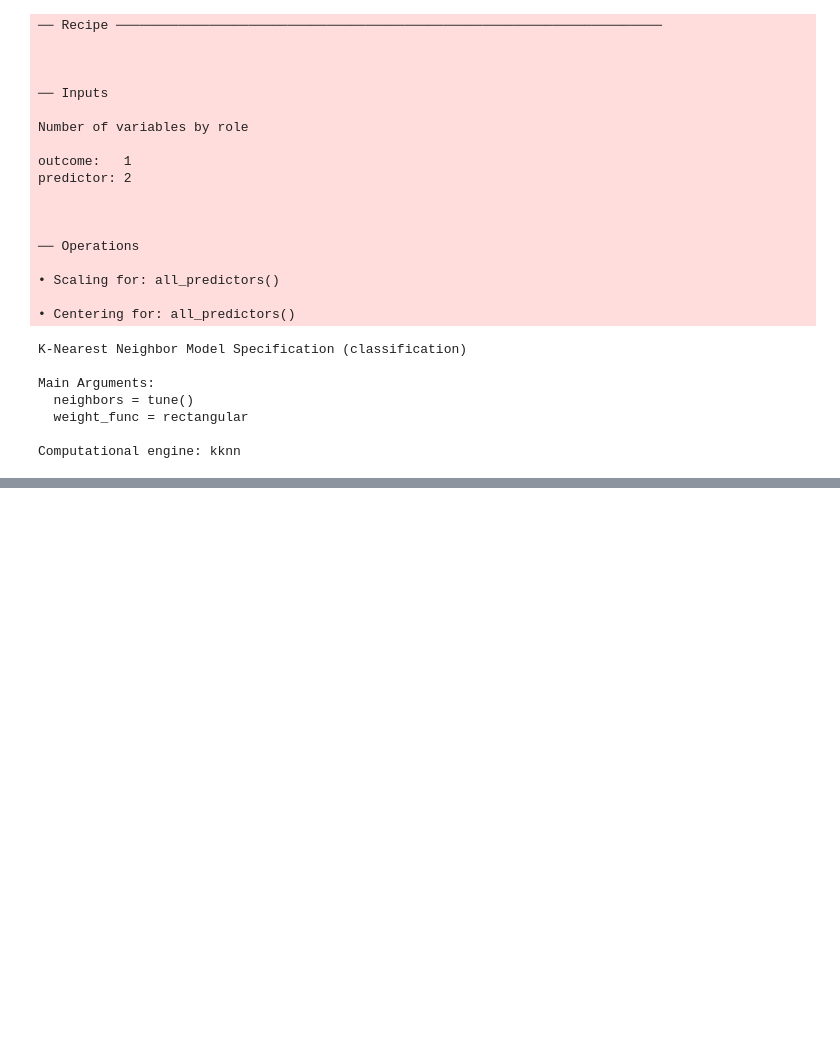
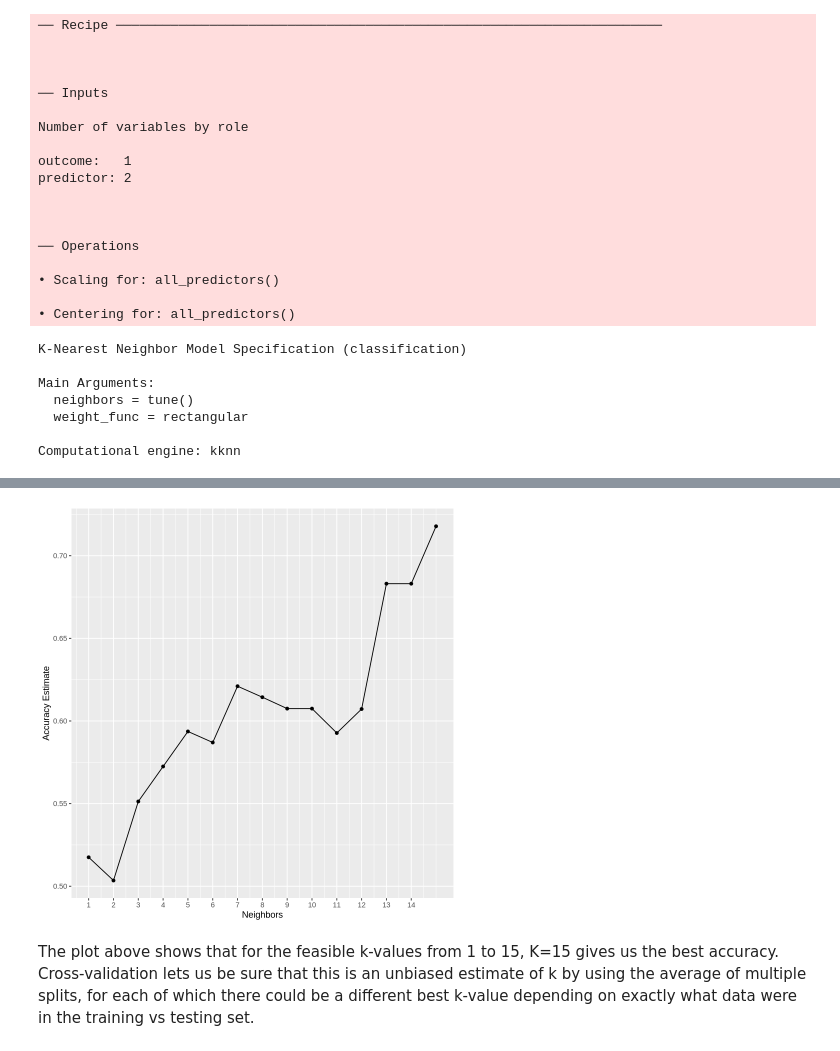
Before and after one commit to alicewj110/minecraft_pj, a Jupyter notebook: 2Final_Report.ipynb, the cells around one changed output, grey strips where cells are left out. Cells and saved outputs as stored; diff of their text form; code cells hidden in the pictures; blank space fills up the shorter version.

Commit message:
Added seeds and accuracy vs k plot up to accuracy/precision/recall as per the method

```diff
--- a/2Final_Report.ipynb
+++ b/2Final_Report.ipynb
@@ -209,0 +197,18 @@ A tibble: 30 × 7
+# %%
+# Filtering for the accuracy metric, and graphing accuracy over K-values
+set.seed(1234)
+
+accuracies <- players_fit |>
+       filter(.metric == "accuracy")
+
+accuracy_versus_k <- ggplot(accuracies, aes(x = neighbors, y = mean))+
+       geom_point() +
+       geom_line() +
+       labs(x = "Neighbors", y = "Accuracy Estimate") +
+       scale_x_continuous(breaks = seq(0, 14, by = 1))
+
+accuracy_versus_k
+# %% [output]
+[figure, added]
+# %% [markdown]
+The plot above shows that for the feasible k-values from 1 to 15, K=15 gives us the best accuracy. Cross-validation lets us be sure that this is an unbiased estimate of k by using the average of multiple splits, for each of which there could be a different best k-value depending on exactly what data were in the training vs testing set.
```
Also changed, not shown: parts of 8 cells of this notebook.
